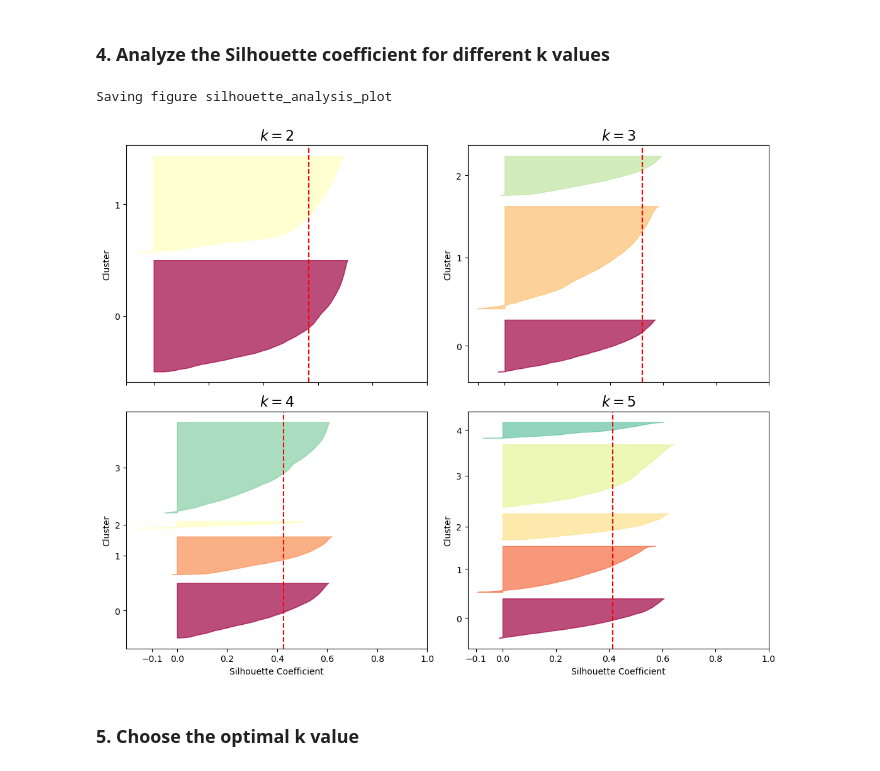
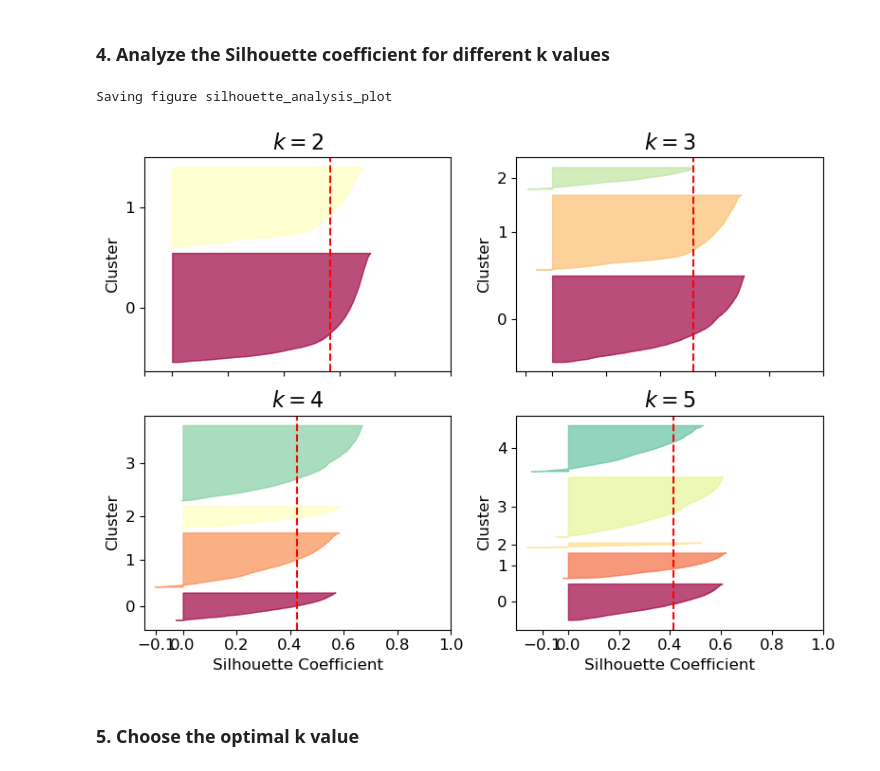
Before and after one commit to marcou347/IAI600Lab6, a Jupyter notebook: Lab6.ipynb, the cells around one changed output. Saved outputs shown, nothing was run; the diff lists cells and outputs as text; code cells hidden in the pictures.

```diff
--- a/Lab6.ipynb
+++ b/Lab6.ipynb
@@ -86,7 +86,7 @@ from sklearn.metrics import silhouette_score
 from sklearn.pipeline import Pipeline
 from sklearn.preprocessing import StandardScaler
 
-k_values = range(2, 30)
+k_values = range(2, 31)
 
 silhouette_scores = []
 
@@ -122,54 +122,59 @@ Saving figure Silhouette_Scores_for_Different_k_Values
 # %% [markdown]
 ### 4. Analyze the Silhouette coefficient for different k values
 # %%
+import matplotlib.pyplot as plt
 import matplotlib as mpl
-from sklearn.metrics import silhouette_samples
+from sklearn.metrics import silhouette_samples , silhouette_score
 from matplotlib.ticker import FixedLocator, FixedFormatter
+from sklearn.preprocessing import StandardScaler
+from sklearn.cluster import KMeans
 
-plt.figure(figsize=(11, 9))
+plt.figure(figsize=(8, 6))
 
-# Running KMeans clustering for k values from 2 to 6
 k_values = [KMeans(n_clusters=k, random_state=42).fit(housing_data_selected) for k in range(2, 7)]
+
 
 for k in (2, 3, 4, 5):
     plt.subplot(2, 2, k - 1)
 
-    y_pred = k_values[k - 1].labels_
+    y_pred = k_values[k - 2].labels_
     silhouette_coefficients = silhouette_samples(housing_data_selected, y_pred)
 
     padding = len(housing_data_selected) // 30
     pos = padding
     ticks = []
     for i in range(k):
         coeffs = silhouette_coefficients[y_pred == i]
         coeffs.sort()
 
         color = mpl.cm.Spectral(i / k)
         plt.fill_betweenx(np.arange(pos, pos + len(coeffs)), 0, coeffs,
                           facecolor=color, edgecolor=color, alpha=0.7)
         ticks.append(pos + len(coeffs) // 2)
         pos += len(coeffs) + padding
 
     plt.gca().yaxis.set_major_locator(FixedLocator(ticks))
     plt.gca().yaxis.set_major_formatter(FixedFormatter(range(k)))
-    if k in (2, 3, 4, 5):
-        plt.ylabel("Cluster")
+    plt.ylabel("Cluster", fontsize=12)
 
-    if k in (2, 3, 4, 5):
-        plt.gca().set_xticks([-0.1, 0, 0.2, 0.4, 0.6, 0.8, 1])
     if k in (4, 5):
-        plt.xlabel("Silhouette Coefficient")
+        plt.xlabel("Silhouette Coefficient", fontsize=12)
     else:
         plt.tick_params(labelbottom=False)
 
     plt.axvline(x=silhouette_scores[k - 2], color="red", linestyle="--")
     plt.title("$k={}$".format(k), fontsize=16)
+    plt.yticks(fontsize=12)
+
+    plt.gca().set_xticks([-0.1, 0, 0.2, 0.4, 0.6, 0.8, 1])
+    plt.gca().tick_params(axis='x', labelsize=12)
 
 save_fig("silhouette_analysis_plot")
+
 plt.show()
 # %% [output]
 Saving figure silhouette_analysis_plot
-[figure, old version]
+[figure, new version]
 # %% [markdown]
 ### 5. Choose the optimal k value
 # %%
```
Also changed, not shown: parts of 9 cells of this notebook, 4 other files.
